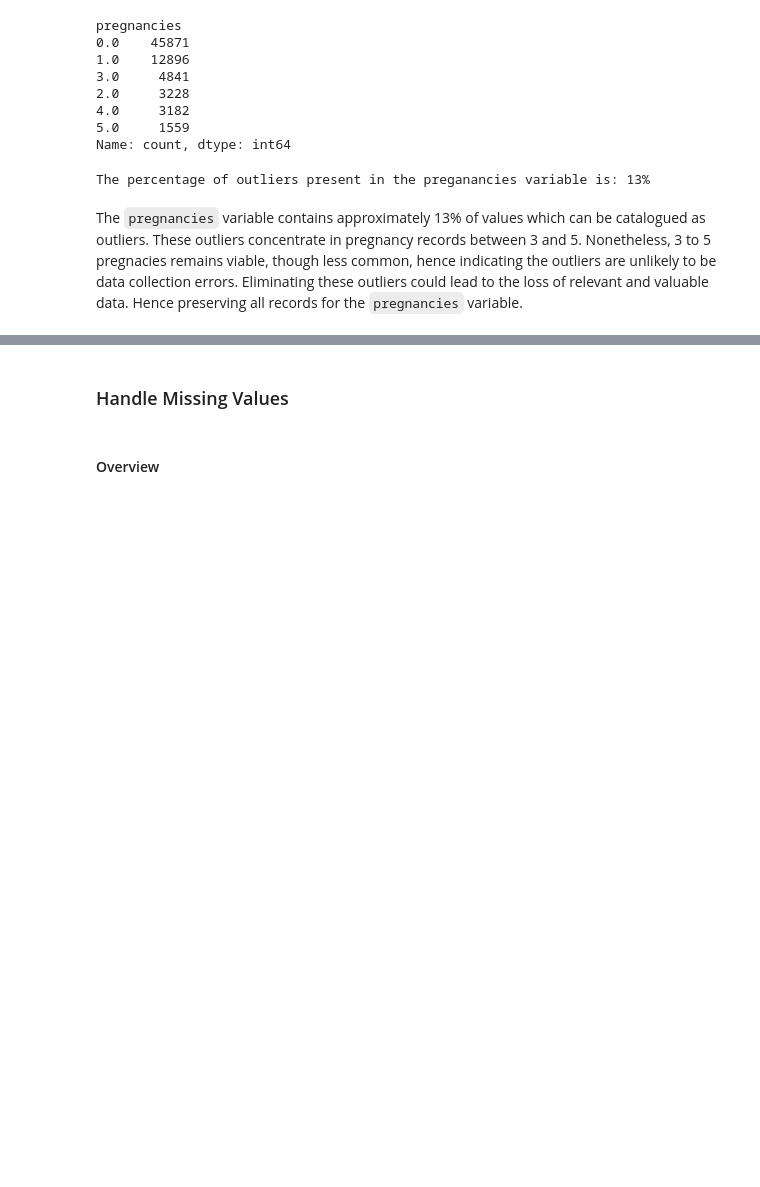
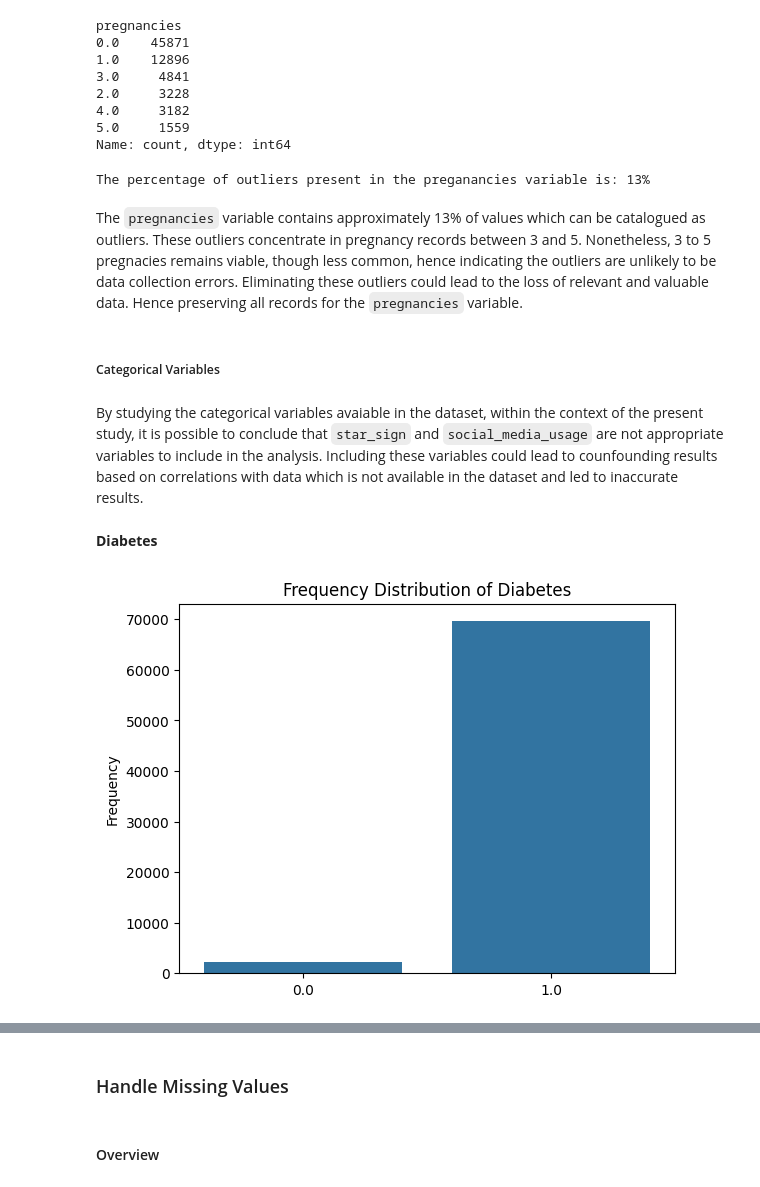
Before and after one commit to isabella-madiedo/Diabetes-Datathon, a Jupyter notebook: Code/data_cleaning.ipynb, the cells around one changed output, grey strips where cells are left out. Cells and saved outputs as stored; diff of their text form; code cells hidden in the pictures; blank space fills up the shorter version.

```diff
--- a/Code/data_cleaning.ipynb
+++ b/Code/data_cleaning.ipynb
@@ -258,3 +270,7 @@ print('The percentage of outliers present in the preganancies variable is: ' + s
 The percentage of outliers present in the preganancies variable is: 13%
 # %% [markdown]
 The `pregnancies` variable contains approximately 13% of values which can be catalogued as outliers. These outliers concentrate in pregnancy records between 3 and 5. Nonetheless, 3 to 5 pregnacies remains viable, though less common, hence indicating the outliers are unlikely to be data collection errors. Eliminating these outliers could lead to the loss of relevant and valuable data. Hence preserving all records for the `pregnancies` variable.
+# %% [markdown]
+##### Categorical Variables
+# %% [markdown]
+By studying the categorical variables avaiable in the dataset, within the context of the present study, it is possible to conclude that `star_sign` and `social_media_usage` are not appropriate variables to include in the analysis. Including these variables could lead to counfounding results based on correlations with data which is not available in the dataset and led to inaccurate results.
@@ -260,0 +280,13 @@ The `pregnancies` variable contains approximately 13% of values which can be cat
+# %% [markdown]
+**Diabetes**
+# %%
+# Diabetes
+plt.figure()
+sns.countplot(data=o_data, x='diabetes')
+
+plt.title('Frequency Distribution of Diabetes')
+plt.ylabel('Frequency')
+plt.xlabel('')
+plt.show()
+# %% [output]
+[figure, added]
```
Also changed, not shown: parts of 43 cells of this notebook.
